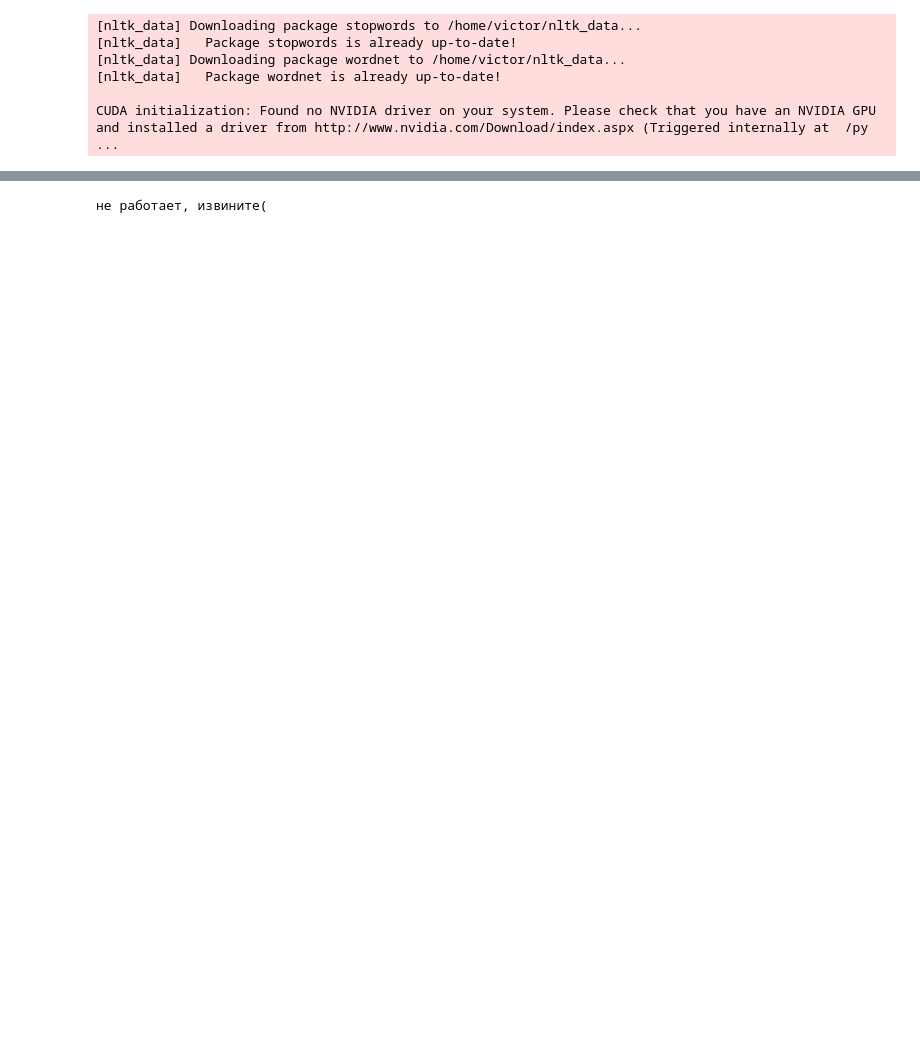
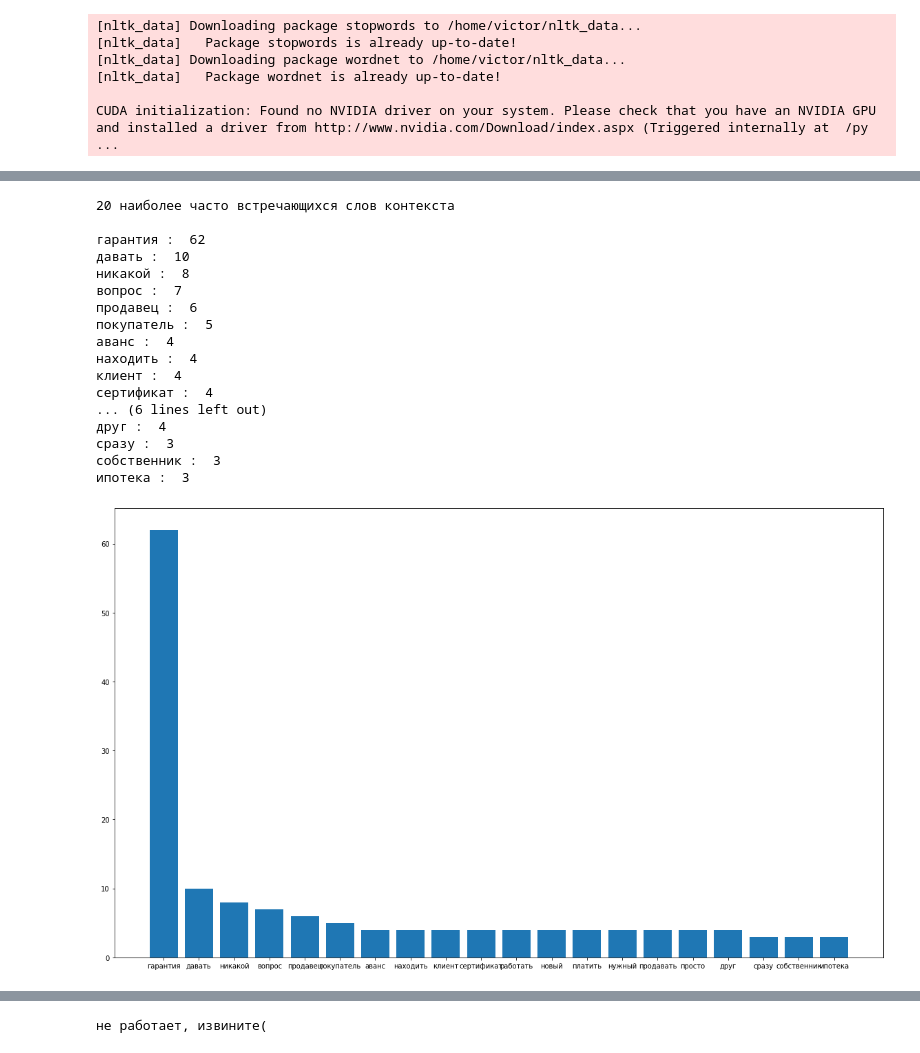
Before and after one commit to VityaVitalich/fb, a Jupyter notebook: NLP_fb.ipynb, the cells around one changed output, grey strips where cells are left out. Saved outputs shown, nothing was run; the diff lists cells and outputs as text; code cells hidden in the pictures; blank space fills up the shorter version.

```diff
--- a/NLP_fb.ipynb
+++ b/NLP_fb.ipynb
@@ -691,0 +698,21 @@ no comments 2019-10-31
+# %%
+test.context('гарантия', k = 20, ngram=1)
+# %% [output]
+20 наиболее часто встречающихся слов контекста
+
+гарантия :  62
+давать :  10
+никакой :  8
+вопрос :  7
+продавец :  6
+покупатель :  5
+аванс :  4
+находить :  4
+клиент :  4
+сертификат :  4
+... (6 lines left out)
+друг :  4
+сразу :  3
+собственник :  3
+ипотека :  3
+[figure, added]
```
Also changed, not shown: parts of 57 cells of this notebook, 2 other files.
